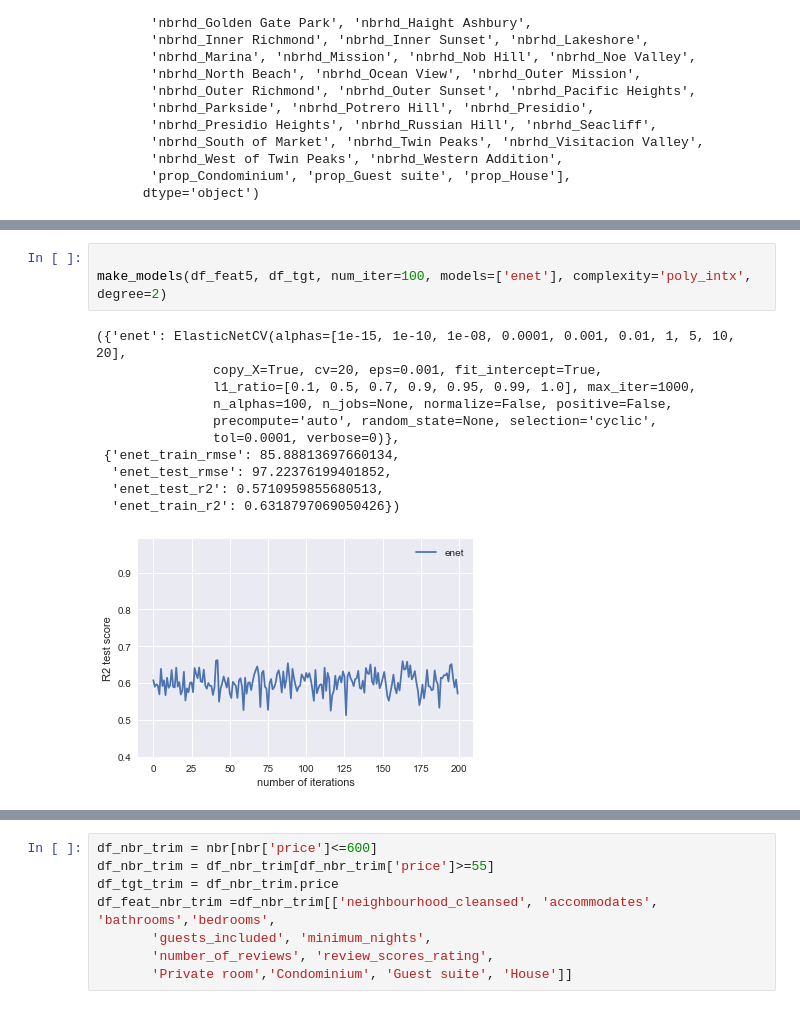
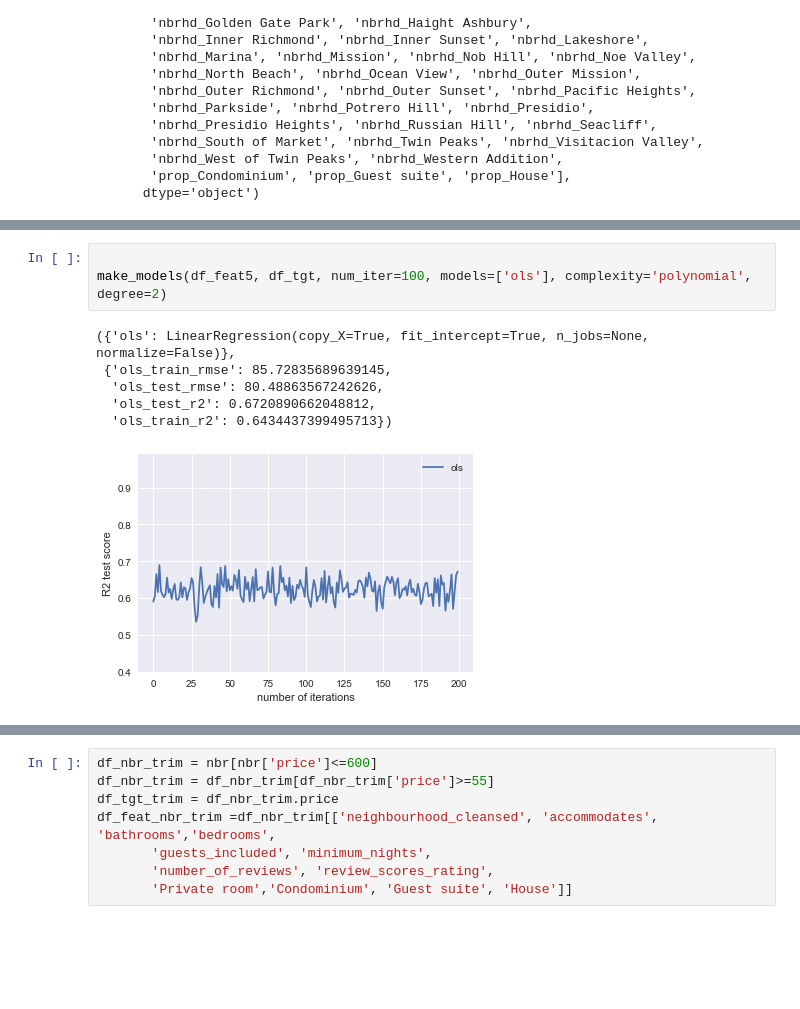
Before and after one commit to CaryMosley/Mod2Project, a Jupyter notebook: AirbnbFeatureEngFunction.ipynb, the cells around one changed output, grey strips where cells are left out. Drawn from its saved outputs; the diff is of its cells as text; blank space fills up the shorter version.

```diff
--- a/AirbnbFeatureEngFunction.ipynb
+++ b/AirbnbFeatureEngFunction.ipynb
@@ -226,15 +245,10 @@ make_models(df_feat5, df_tgt, num_iter=100, models=['lasso'], complexity='poly_i
 # %%
 
-make_models(df_feat5, df_tgt, num_iter=100, models=['enet'], complexity='poly_intx', degree=2)
+make_models(df_feat5, df_tgt, num_iter=100, models=['ols'], complexity='polynomial', degree=2)
 # %% [output]
-({'enet': ElasticNetCV(alphas=[1e-15, 1e-10, 1e-08, 0.0001, 0.001, 0.01, 1, 5, 10, 20],
-               copy_X=True, cv=20, eps=0.001, fit_intercept=True,
-               l1_ratio=[0.1, 0.5, 0.7, 0.9, 0.95, 0.99, 1.0], max_iter=1000,
-               n_alphas=100, n_jobs=None, normalize=False, positive=False,
-               precompute='auto', random_state=None, selection='cyclic',
-               tol=0.0001, verbose=0)},
- {'enet_train_rmse': 85.88813697660134,
-  'enet_test_rmse': 97.22376199401852,
-  'enet_test_r2': 0.5710959855680513,
-  'enet_train_r2': 0.6318797069050426})
+({'ols': LinearRegression(copy_X=True, fit_intercept=True, n_jobs=None, normalize=False)},
+ {'ols_train_rmse': 85.72835689639145,
+  'ols_test_rmse': 80.48863567242626,
+  'ols_test_r2': 0.6720890662048812,
+  'ols_train_r2': 0.6434437399495713})
-[figure, old version]
+[figure, new version]
```
Also changed, not shown: parts of 28 cells of this notebook.
